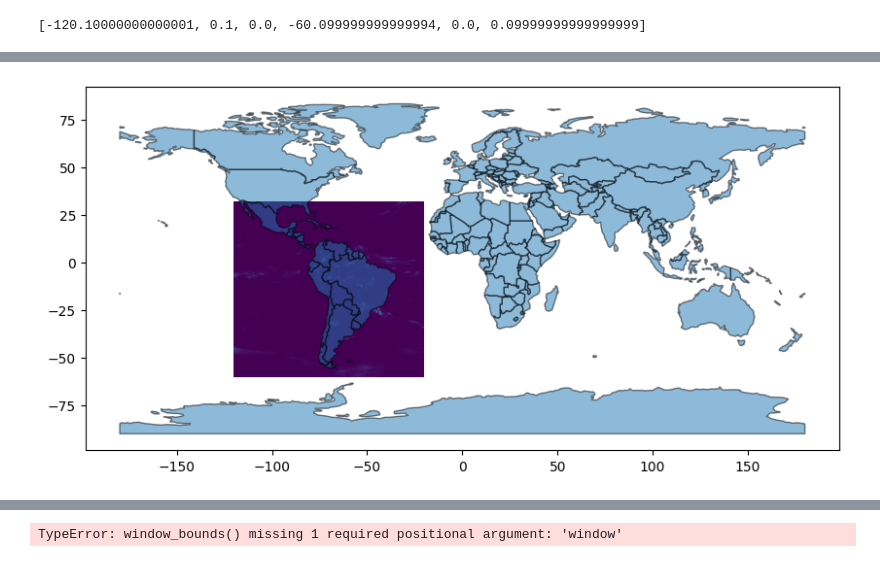
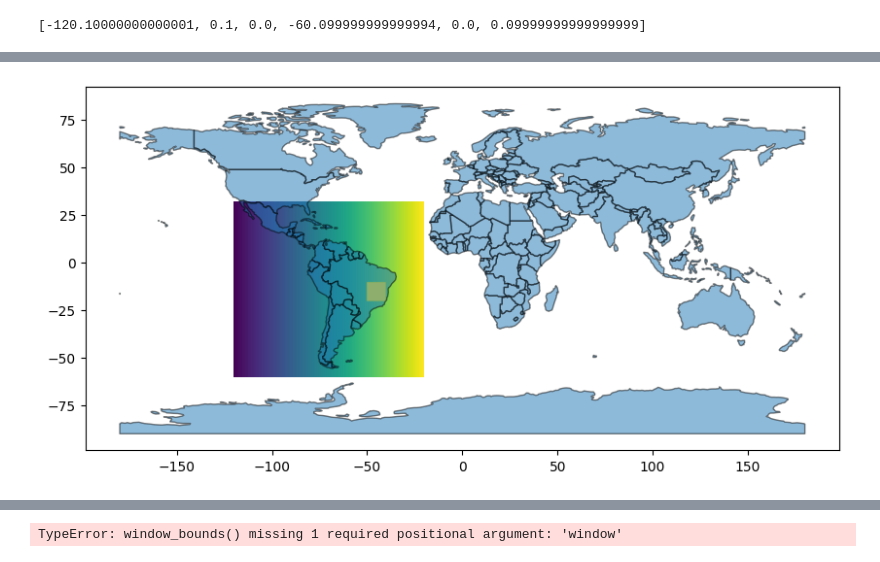
Before and after one commit to cordmaur/INPERainDownloader, a Jupyter notebook: nbs/01-INPEDownloader_usage.ipynb, the cells around one changed output, grey strips where cells are left out. Drawn from its saved outputs; the diff is of its cells as text; code cells hidden in the pictures.

```diff
--- a/nbs/01-INPEDownloader_usage.ipynb
+++ b/nbs/01-INPEDownloader_usage.ipynb
@@ -133,5 +158,5 @@ chuva.read_transform()
 # %%
 ax = world.plot(figsize=(10, 10), alpha=0.5, edgecolor='k')
-cx.add_basemap(ax, source=file, crs=chuva.crs, reset_extent=False)
+cx.add_basemap(ax, source='../tmp/output_raster.tif', crs=chuva.crs, reset_extent=False, vmin=0, vmax=1)
 # %% [output]
-[figure, old version]
+[figure, new version]
```
Also changed, not shown: parts of 12 cells of this notebook.
